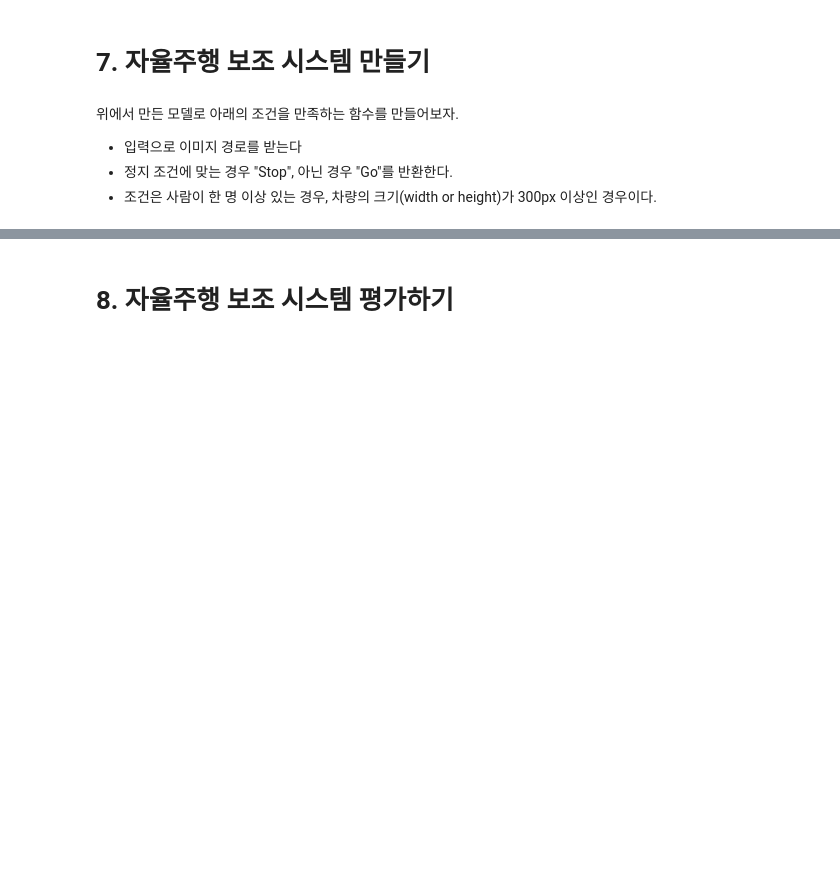
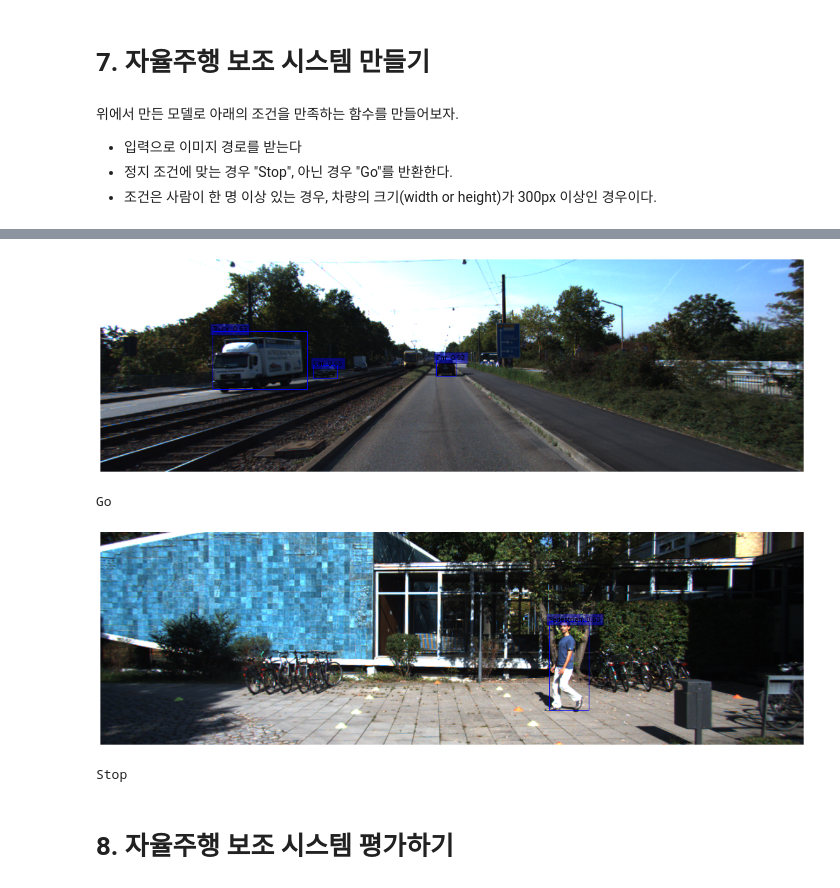
Before and after one commit to cowFarmer/AI_study, a Jupyter notebook: GoingDeeper/G08_make_object_detection_system/G08_make_object_detection_system.ipynb, the cells around one changed output, grey strips where cells are left out. Drawn from its saved outputs; the diff is of its cells as text; code cells hidden in the pictures; blank space fills up the shorter version.

```diff
--- a/GoingDeeper/G08_make_object_detection_system/G08_make_object_detection_system.ipynb
+++ b/GoingDeeper/G08_make_object_detection_system/G08_make_object_detection_system.ipynb
@@ -672,20 +687,14 @@ def visualize_detections(
     for box, _cls, score in zip(boxes, classes, scores):
         text = "{}: {:.2f}".format(_cls, score)
         x1, y1, x2, y2 = box
-
-
-        # 상하 반전 추가
-        y1 = image.shape[0] - y1
-        y2 = image.shape[0] - y2
-
         w, h = x2 - x1, y2 - y1
         patch = plt.Rectangle(
-            [x1, y1], w, h, fill=False, edgecolor=color, linewidth=linewidth
+            [x1, image.shape[0]-y2], w, h, fill=False, edgecolor=color, linewidth=linewidth
         )
         ax.add_patch(patch)
         ax.text(
             x1,
-            y2, # y1 -> y2로 변경
+            image.shape[0]-y2,
             text,
             bbox={"facecolor": color, "alpha": 0.4},
             clip_box=ax.clipbox,
@@ -750,3 +752,67 @@ Stop
+# %%
+go_img_path = '/content/drive/MyDrive/aiffel_dataset/GD08_object_detection/data/go_1.png'
+stop_img_path = '/content/drive/MyDrive/aiffel_dataset/GD08_object_detection/data/stop_1.png'
+
+def self_drive_assist(img_path, size_limit=300):
+    # 정지조건에 맞으면 return "Stop"
+    # 아닌 경우 return "Go"
+    image = Image.open(img_path)
+    image = np.array(image, dtype=np.uint8)
+
+    image = tf.cast(image, dtype=tf.float32)
+    input_image, ratio = prepare_image(image)
+    detections = inference_model.predict(input_image)
+    num_detections = detections.valid_detections[0]
+
+    boxes = detections.nmsed_boxes[0][:num_detections] / ratio
+    class_names = [
+        int2str(int(x)) for x in detections.nmsed_classes[0][:num_detections]
+    ]
+    visualize_detections(
+        image,
+        detections.nmsed_boxes[0][:num_detections] / ratio,
+        class_names,
+        detections.nmsed_scores[0][:num_detections],
+        figsize=(20,7)
+    )
+
+    # for classes in range(0, len(class_names)):
+    #     # 사람이 detect되면 stop
+    #     if classes == 'Pedestrian' or 'Person_sitting':
+    #         print("Stop")
+    #         return "Stop"
+
+    # for box, classes in zip(boxes, class_names):
+    #     # 차가 조건에 맞으면 stop
+    #     if classes == 'Car' or 'Van' or 'Truck':
+    #         print(classes)
+    #         x1, y1, x2, y2 = box
+    #         w, h = x2 - x1, y2 - y1
+    #         if w >= size_limit or h >= size_limit:
+    #             print("Stop")
+    #             return "Stop"
+
+    for box, classes in zip(boxes, class_names):
+        # 사람이 detect되면 stop
+        if classes in ['Pedestrian', 'Person_sitting']:
+            return "Stop"
+
+        # 차가 조건에 맞으면 stop
+        if classes in ['Car', 'Van', 'Truck']:
+            x1,y1,x2,y2 = box
+            w, h = x2-x1, y2-y1
+            if w >= size_limit or h >= size_limit:
+                return "Stop"
+    return "Go"
+
+
+print(self_drive_assist(go_img_path))
+print(self_drive_assist(stop_img_path))
+# %% [output]
+[figure, added]
+Go
+[figure, added]
+Stop
 # %% [markdown]
 # 8. 자율주행 보조 시스템 평가하기
 # %% [markdown]
```
Also changed, not shown: parts of 8 cells of this notebook.
